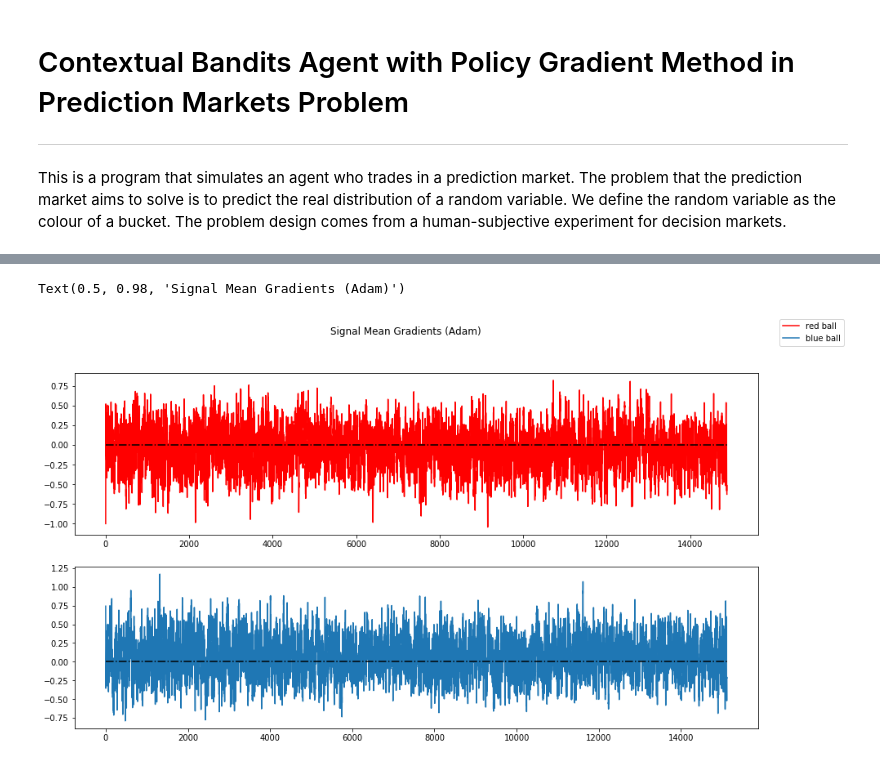
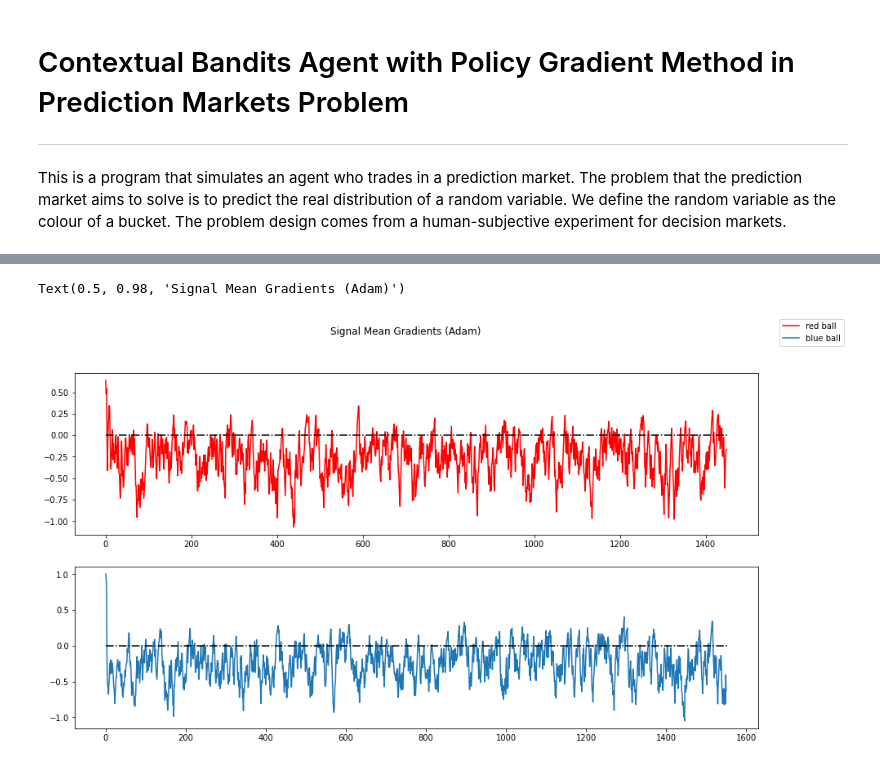
Before and after one commit to realwenlongwang/contexutal-bandits-with-peer-prediction-for-decision-making, a Jupyter notebook: Gradient Bandit with Continous Action Space.ipynb, the cells around one changed output, grey strips where cells are left out. Drawn from its saved outputs; the diff is of its cells as text; code cells hidden in the pictures.

Commit message:
Improve the agent class. Adding parameters with init function. Change the output gradients. Add a record dataframe, to investigate why momentum does not work properly.

```diff
--- a/Gradient Bandit with Continous Action Space.ipynb
+++ b/Gradient Bandit with Continous Action Space.ipynb
@@ -222,8 +240,14 @@ def gradient_check(agent):
 
     return difference
 # %%
-agent = Agent(feature_shape=[1, 3], learn_rate=0.03)
-training_episodes = 30000
+learning_rate = 0.01
+training_episodes = 3000
+beta1 = 0.9
+beta2 = 0.9999
+baseline_update = False
+
+agent = Agent(feature_shape=[1, 3], learn_rate=learning_rate, beta1=beta1, beta2=beta2)
+
 
 mean_weights_history = np.empty((1, 3))
 std_weights_history = np.empty((1, 3))
@@ -246,10 +270,12 @@ grad_b_ball_v_mean_history = np.empty((1, 3))
 grad_r_ball_v_std_history = np.empty((1, 3))
 grad_b_ball_v_std_history = np.empty((1, 3))
 
-grad_r_ball_s_mean_history = np.empty((1, 3))
-grad_b_ball_s_mean_history = np.empty((1, 3))
-grad_r_ball_s_std_history = np.empty((1, 3))
-grad_b_ball_s_std_history = np.empty((1, 3))
+grad_r_ball_adam_mean_history = np.empty((1, 3))
+grad_b_ball_adam_mean_history = np.empty((1, 3))
+grad_r_ball_adam_std_history = np.empty((1, 3))
+grad_b_ball_adam_std_history = np.empty((1, 3))
+
+record = []
 
 for t in range(training_episodes):
     prior_red = 0.5
@@ -262,15 +288,13 @@ for t in range(training_episodes):
     pm.report(report)
     R = pm.log_resolve(bucket_colour_to_num[bucket.colour])
 
-#     if signal == 'blue' and t > 0.7 * training_episodes:
-#         R *= 0.7
-
     mean_weights_history = np.r_[mean_weights_history, agent.w_mean]
     std_weights_history = np.r_[std_weights_history, agent.w_std]
 
     try:
-        grad_mean, grad_std, v_dw_mean_corrected, v_dw_std_corrected, s_dw_mean_corrected, s_dw_std_corrected = agent.update(R, t)
-    except ZeroDivisionError:
+        grad_mean, grad_std, v_dw_mean_corrected, v_dw_std_corrected, \
+        s_dw_mean_corrected, s_dw_std_corrected = agent.update(R, t,baseline_update = baseline_update)
+    except AssertionError:
         tb = traceback.format_exc()
         print(tb)
 
@@ -283,8 +307,9 @@ for t in range(training_episodes):
         ##########
         grad_r_ball_v_mean_history = np.r_[grad_r_ball_v_mean_history, v_dw_mean_corrected]
         grad_r_ball_v_std_history = np.r_[grad_r_ball_v_std_history, v_dw_std_corrected]
-        grad_r_ball_s_mean_history = np.r_[grad_r_ball_s_mean_history, s_dw_mean_corrected]
-        grad_r_ball_s_std_history = np.r_[grad_r_ball_s_std_history, s_dw_std_corrected]
+        grad_r_ball_adam_mean_history = np.r_[grad_r_ball_adam_mean_history, s_dw_mean_corrected]
+        grad_r_ball_adam_std_history = np.r_[grad_r_ball_adam_std_history, s_dw_std_corrected]
+
     else:
         b_ball_pred_history.append(report[0])
         b_ball_mean_history.append(agent.report_mean)
@@ -294,10 +319,10 @@ for t in range(training_episodes):
         #########
         grad_b_ball_v_mean_history = np.r_[grad_b_ball_v_mean_history, v_dw_mean_corrected]
         grad_b_ball_v_std_history = np.r_[grad_b_ball_v_std_history, v_dw_std_corrected]
-        grad_b_ball_s_mean_history = np.r_[grad_b_ball_s_mean_history, s_dw_mean_corrected]
-        grad_b_ball_s_std_history = np.r_[grad_b_ball_s_std_history, s_dw_std_corrected]
-#     mean_history.append(agent.report_mean)
-#     std_history.append(agent.report_std)
+        grad_b_ball_adam_mean_history = np.r_[grad_b_ball_adam_mean_history, s_dw_mean_corrected]
+        grad_b_ball_adam_std_history = np.r_[grad_b_ball_adam_std_history, s_dw_std_corrected]
+
+    record.append([agent.w_std[0, 0], agent.w_std[0, 1], grad_std[0, 0], grad_std[0, 1], v_dw_std_corrected[0, 0], v_dw_std_corrected[0, 1], R, signal])
 # %%
 # gradient_check(agent)
 # %%
@@ -400,14 +455,14 @@ Text(0.5, 0.98, 'Signal Mean Gradients (momentum)')
 # %%
 fig, axs = plt.subplots(2, figsize=(15, 8))
-axs[0].plot(np.divide(grad_r_ball_v_mean_history[1:, 0], np.sqrt(grad_r_ball_s_mean_history[1:, 0])), 'r', label = 'red ball', zorder=-100)
-axs[1].plot(np.divide(grad_b_ball_v_mean_history[1:, 1], np.sqrt(grad_b_ball_s_mean_history[1:, 1])),label = 'blue ball', zorder=-100)
+axs[0].plot(grad_r_ball_adam_mean_history[1:, 0], 'r', label = 'red ball', zorder=-100)
+axs[1].plot(grad_b_ball_adam_mean_history[1:, 1],label = 'blue ball', zorder=-100)
 axs[0].hlines(y=0, xmin=0, xmax=grad_r_ball_v_mean_history.shape[0], colors='black', linestyles='dashdot')
 axs[1].hlines(y=0, xmin=0, xmax=grad_b_ball_v_mean_history.shape[0], colors='black', linestyles='dashdot')
 fig.legend()
 fig.suptitle('Signal Mean Gradients (Adam)')
 # %% [output]
 Text(0.5, 0.98, 'Signal Mean Gradients (Adam)')
-[figure, old version]
+[figure, new version]
 # %%
 fig, axs = plt.subplots(2, figsize=(15, 8))
 axs[0].plot(grad_r_ball_mean_history[1:, 2], 'r', label = 'red ball', zorder = -100)
```
Also changed, not shown: parts of 20 cells of this notebook.
